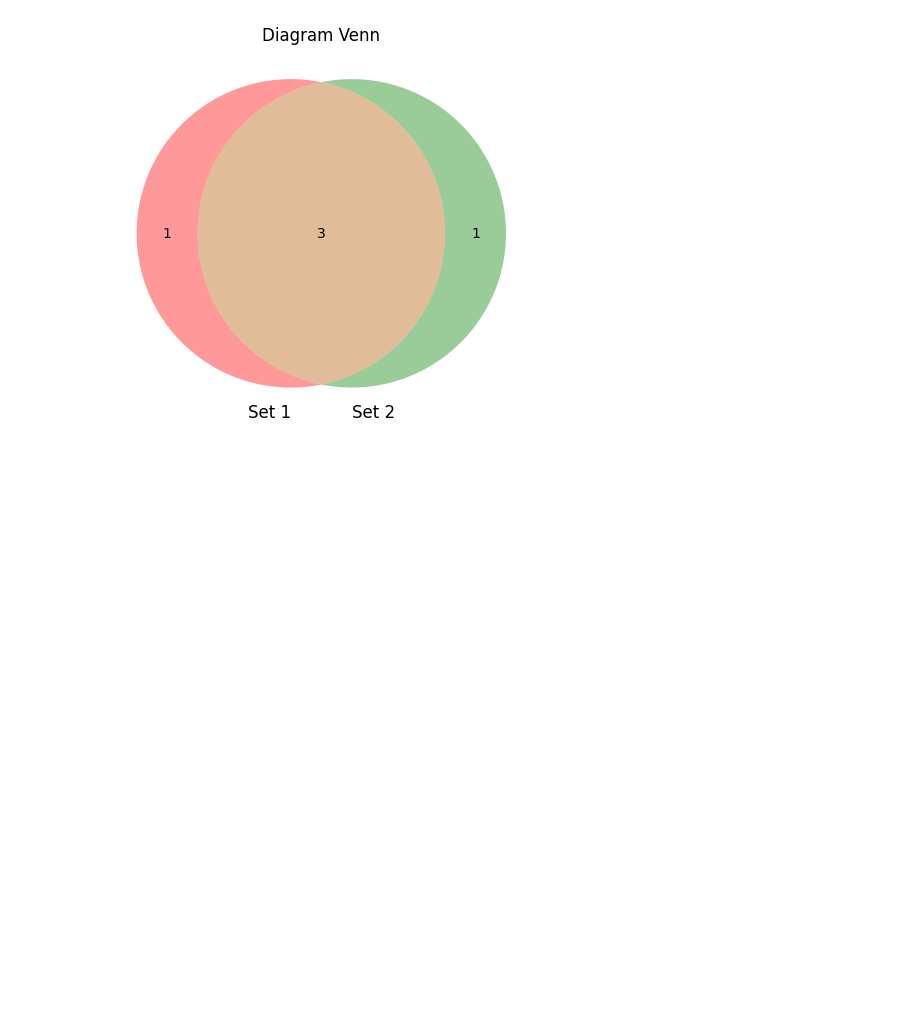
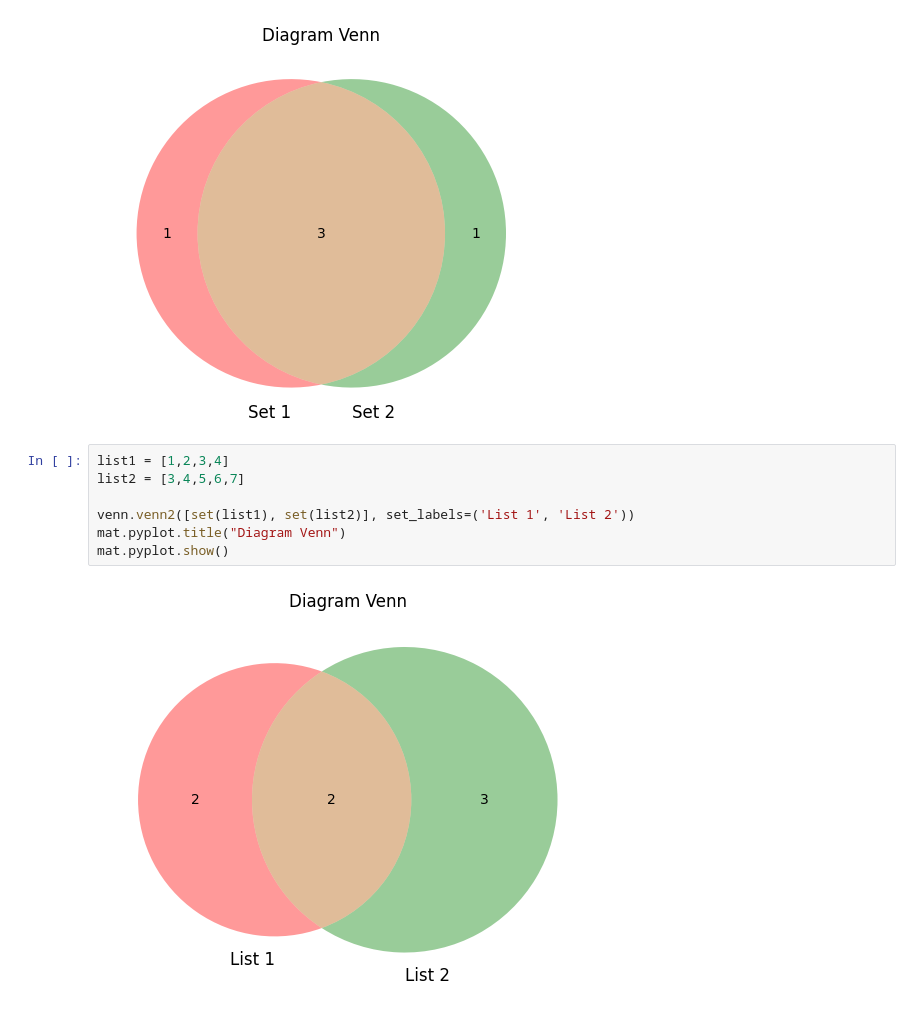
Before and after one commit to Gerhana0/PRAK-MDTG-B-2026, a Jupyter notebook: Pertemuan 1.ipynb, the cells around one changed output. Saved outputs shown, nothing was run; the diff lists cells and outputs as text; blank space fills up the shorter version.

Commit message:
Visualisasi List

```diff
--- a/Pertemuan 1.ipynb
+++ b/Pertemuan 1.ipynb
@@ -271,3 +271,12 @@ mat.pyplot.title("Diagram Venn")
 mat.pyplot.show()
 # %% [output]
 [figure]
+# %%
+list1 = [1,2,3,4]
+list2 = [3,4,5,6,7]
+
+venn.venn2([set(list1), set(list2)], set_labels=('List 1', 'List 2'))
+mat.pyplot.title("Diagram Venn")
+mat.pyplot.show()
+# %% [output]
+[figure, added]
```
Also changed, not shown: parts of 4 cells of this notebook.
